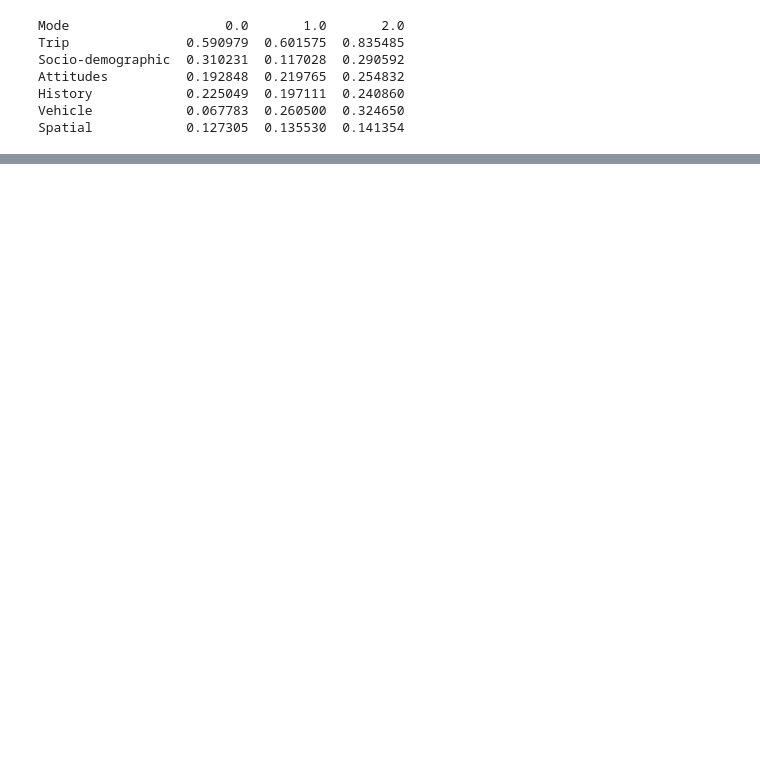
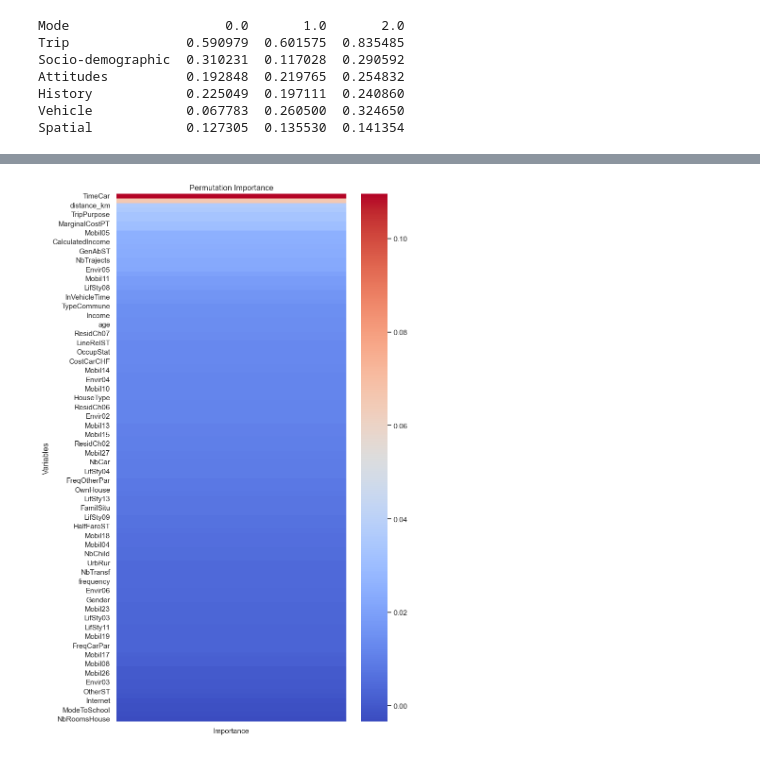
Before and after one commit to wendyqxc/MachineLearningModeChoiceGroup6, a Jupyter notebook: Global_regression_structured.ipynb, the cells around one changed output, grey strips where cells are left out. Saved outputs shown, nothing was run; the diff lists cells and outputs as text; code cells hidden in the pictures; blank space fills up the shorter version.

```diff
--- a/Global_regression_structured.ipynb
+++ b/Global_regression_structured.ipynb
@@ -232,0 +237,22 @@ plt.show()
+# %%
+# Bereken permutation importance op test set
+
+result = permutation_importance(
+    model,
+    X_test_scaled,
+    y_test,
+    n_repeats=10,
+    random_state=42,
+    scoring='accuracy'
+)
+
+# Maak dataframe
+perm_importance_df = pd.DataFrame({
+    'Feature': X.columns,
+    'Importance': result.importances_mean
+})
+
+# Sorteer
+perm_importance_df = perm_importance_df.sort_values(by='Importance', ascending=False)
+
+print(perm_importance_df)
@@ -232,0 +274,16 @@ plt.show()
+# %%
+plt.figure(figsize=(8, 12))
+
+sns.heatmap(
+    perm_importance_df.set_index('Feature'),
+    cmap='coolwarm',
+    annot=False
+)
+
+plt.title("Permutation Importance")
+plt.ylabel("Variables")
+
+plt.tight_layout()
+plt.show()
+# %% [output]
+[figure, added]
```
Also changed, not shown: parts of 10 cells of this notebook.
